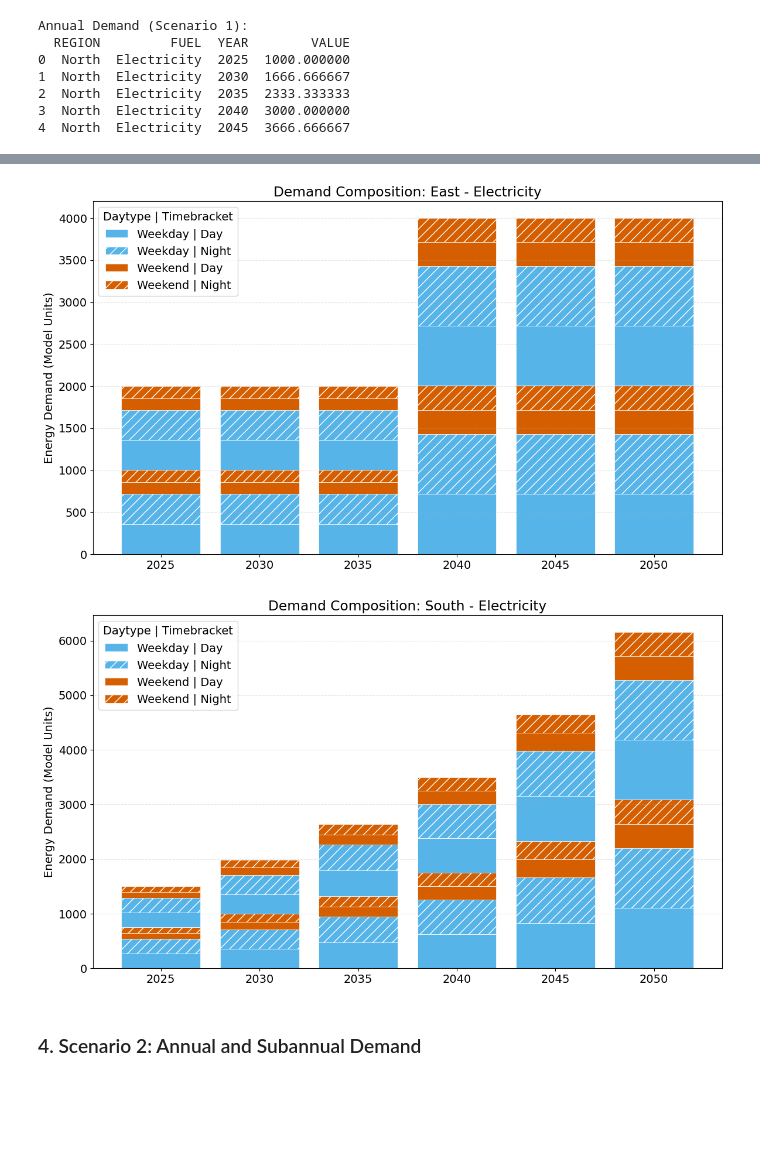
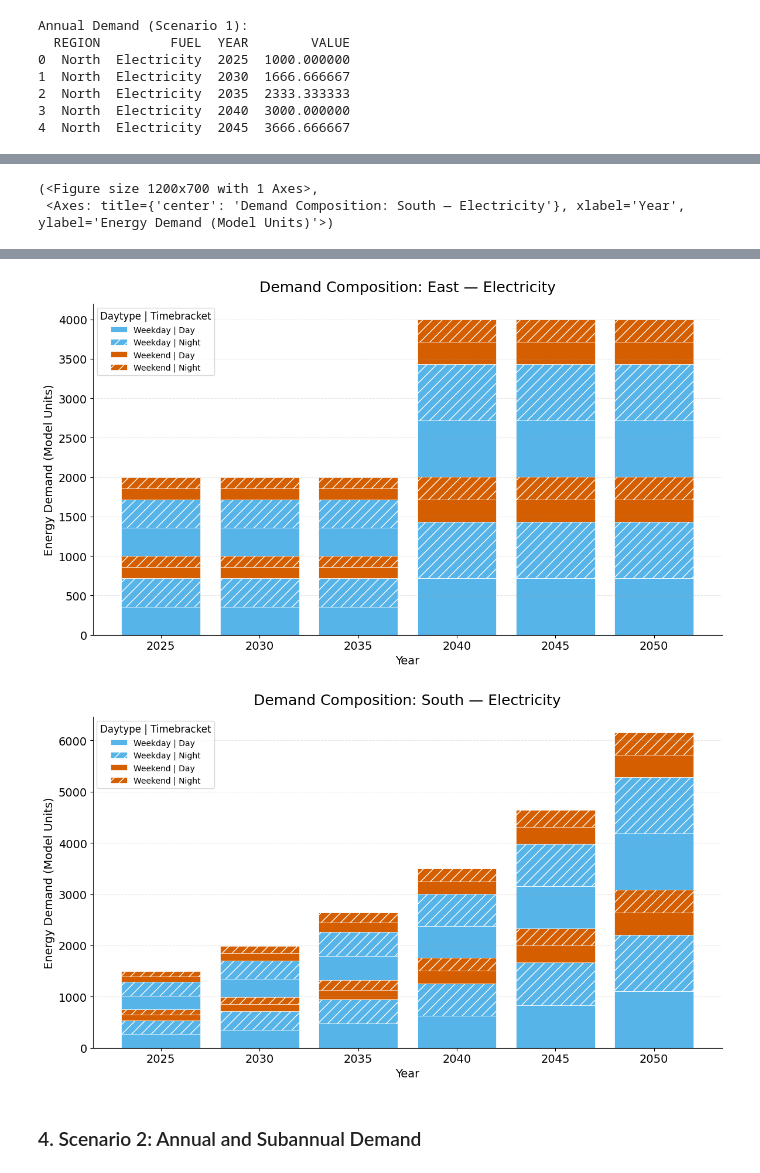
Before and after one commit to esemsc-as4623/pypsa-playground, a Jupyter notebook: notebooks/demo.demand.ipynb, the cells around one changed output, grey strips where cells are left out. Drawn from its saved outputs; the diff is of its cells as text; code cells hidden in the pictures; blank space fills up the shorter version.

```diff
--- a/notebooks/demo.demand.ipynb
+++ b/notebooks/demo.demand.ipynb
@@ -80,5 +81,6 @@ Annual Demand (Scenario 1):
 3  North  Electricity  2040  3000.000000
 4  North  Electricity  2045  3666.666667
 # %%
-scenario1.visualize_all()
+viz1 = DemandVisualizer(scenario1)
+viz1.show()
 # %% [output]
@@ -86,5 +88,7 @@ scenario1.visualize_all()
 # %%
-scenario1.visualize(region="North", fuel="Electricity")
-scenario1.visualize(region="East", fuel="Electricity")
-scenario1.visualize(region="South", fuel="Electricity")
+viz1.plot_demand_composition(region="North", fuel="Electricity")
+viz1.plot_demand_composition(region="East", fuel="Electricity")
+viz1.plot_demand_composition(region="South", fuel="Electricity")
 # %% [output]
+(<Figure size 1200x700 with 1 Axes>,
+ <Axes: title={'center': 'Demand Composition: South — Electricity'}, xlabel='Year', ylabel='Energy Demand (Model Units)'>)
@@ -92,5 +96,5 @@ scenario1.visualize(region="South", fuel="Electricity")
-[figure, old version]
+[figure, new version]
-[figure, old version]
+[figure, new version]
 # %% [markdown]
 ### 4. Scenario 2: Annual and Subannual Demand
 # %%
```
Also changed, not shown: parts of 7 cells of this notebook, 4 other files.
